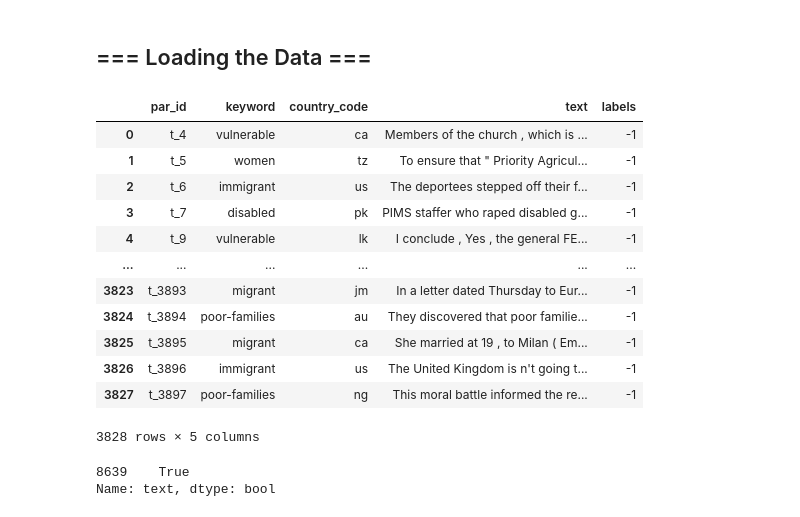
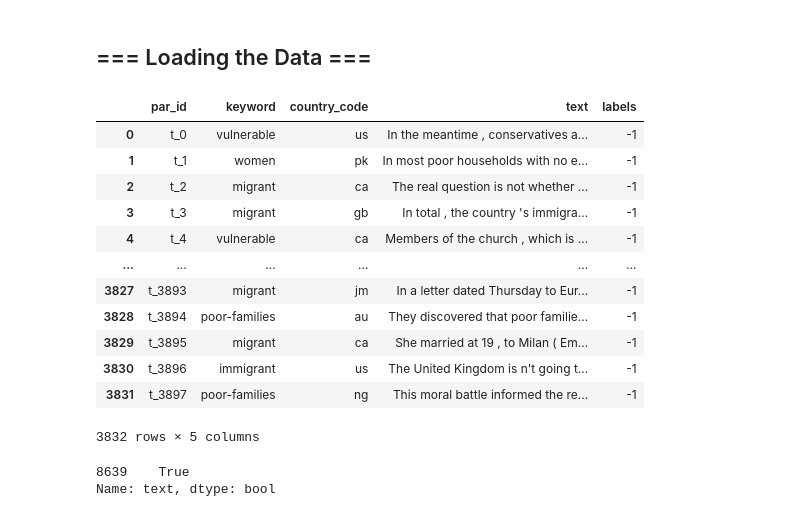
Before and after one commit to avzh1/nlp_bert_classifier, a Jupyter notebook: src/binary-classification.ipynb, the cells around one changed output. Drawn from its saved outputs; the diff is of its cells as text; code cells hidden in the pictures.

```diff
--- a/src/binary-classification.ipynb
+++ b/src/binary-classification.ipynb
@@ -136,33 +136,33 @@ def plot_data_splits(X_train, X_val, y_train, y_val, test_data):
 # %%
 # Import Raw Unprocessed Data
 unedited_train_data_df = pd.read_csv(f'{data_path}/dontpatronizeme_pcl.tsv', delimiter='\t', skiprows=4, header=None, names=['par_id','art_id','keyword','country_code', 'text','labels'])
-test_data_df  = pd.read_csv(f'{data_path}/task4_test.tsv',  delimiter='\t', skiprows=4, header=None, names=['par_id','art_id','keyword','country_code', 'text'])
+test_data_df  = pd.read_csv(f'{data_path}/task4_test.tsv',  delimiter='\t', header=None, names=['par_id','art_id','keyword','country_code', 'text'])
 
 # Import Data with the assumption that we've already preprocessed the data
 train_data_df = pd.read_csv(f'{data_path}/pre-processed/sampled_train_data.tsv', header=0, delimiter='\t')
 val_data_df = pd.read_csv(f'{data_path}/pre-processed/sampled_val_data.tsv', header=0, delimiter='\t')
 
 # Remove redundant information
 test_data_df = test_data_df.drop(['art_id'], axis=1)
 
 # Include a dummy column so that they may use the same DataSet class
 test_data_df['labels'] = -1
 
 test_data_df
 # %% [output]
 |  | par_id | keyword | country_code | text | labels |
-| 0 | t_4 | vulnerable | ca | Members of the church , which is ... | -1 |
-| 1 | t_5 | women | tz | To ensure that " Priority Agricul... | -1 |
-| 2 | t_6 | immigrant | us | The deportees stepped off their f... | -1 |
-| 3 | t_7 | disabled | pk | PIMS staffer who raped disabled g... | -1 |
-| 4 | t_9 | vulnerable | lk | I conclude , Yes , the general FE... | -1 |
+| 0 | t_0 | vulnerable | us | In the meantime , conservatives a... | -1 |
+| 1 | t_1 | women | pk | In most poor households with no e... | -1 |
+| 2 | t_2 | migrant | ca | The real question is not whether ... | -1 |
+| 3 | t_3 | migrant | gb | In total , the country 's immigra... | -1 |
+| 4 | t_4 | vulnerable | ca | Members of the church , which is ... | -1 |
 | ... | ... | ... | ... | ... | ... |
-| 3823 | t_3893 | migrant | jm | In a letter dated Thursday to Eur... | -1 |
-| 3824 | t_3894 | poor-families | au | They discovered that poor familie... | -1 |
-| 3825 | t_3895 | migrant | ca | She married at 19 , to Milan ( Em... | -1 |
-| 3826 | t_3896 | immigrant | us | The United Kingdom is n't going t... | -1 |
-| 3827 | t_3897 | poor-families | ng | This moral battle informed the re... | -1 |
+| 3827 | t_3893 | migrant | jm | In a letter dated Thursday to Eur... | -1 |
+| 3828 | t_3894 | poor-families | au | They discovered that poor familie... | -1 |
+| 3829 | t_3895 | migrant | ca | She married at 19 , to Milan ( Em... | -1 |
+| 3830 | t_3896 | immigrant | us | The United Kingdom is n't going t... | -1 |
+| 3831 | t_3897 | poor-families | ng | This moral battle informed the re... | -1 |
-3828 rows × 5 columns
+3832 rows × 5 columns
 # %%
 # unedited_train_data_df
 unedited_train_data_df[unedited_train_data_df['text'].isnull()]['text'].isnull()
```
Also changed, not shown: parts of 4 cells of this notebook, 5 other files.
